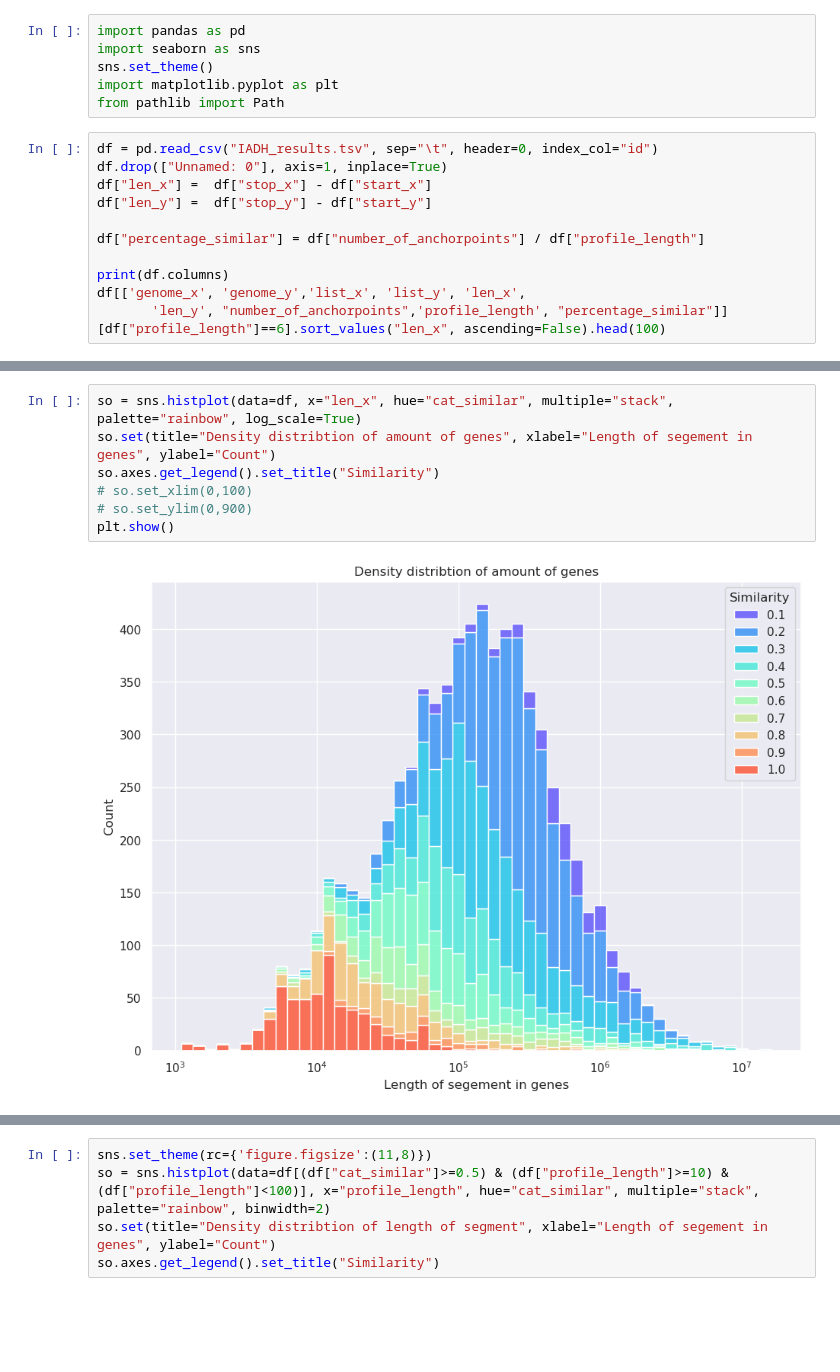
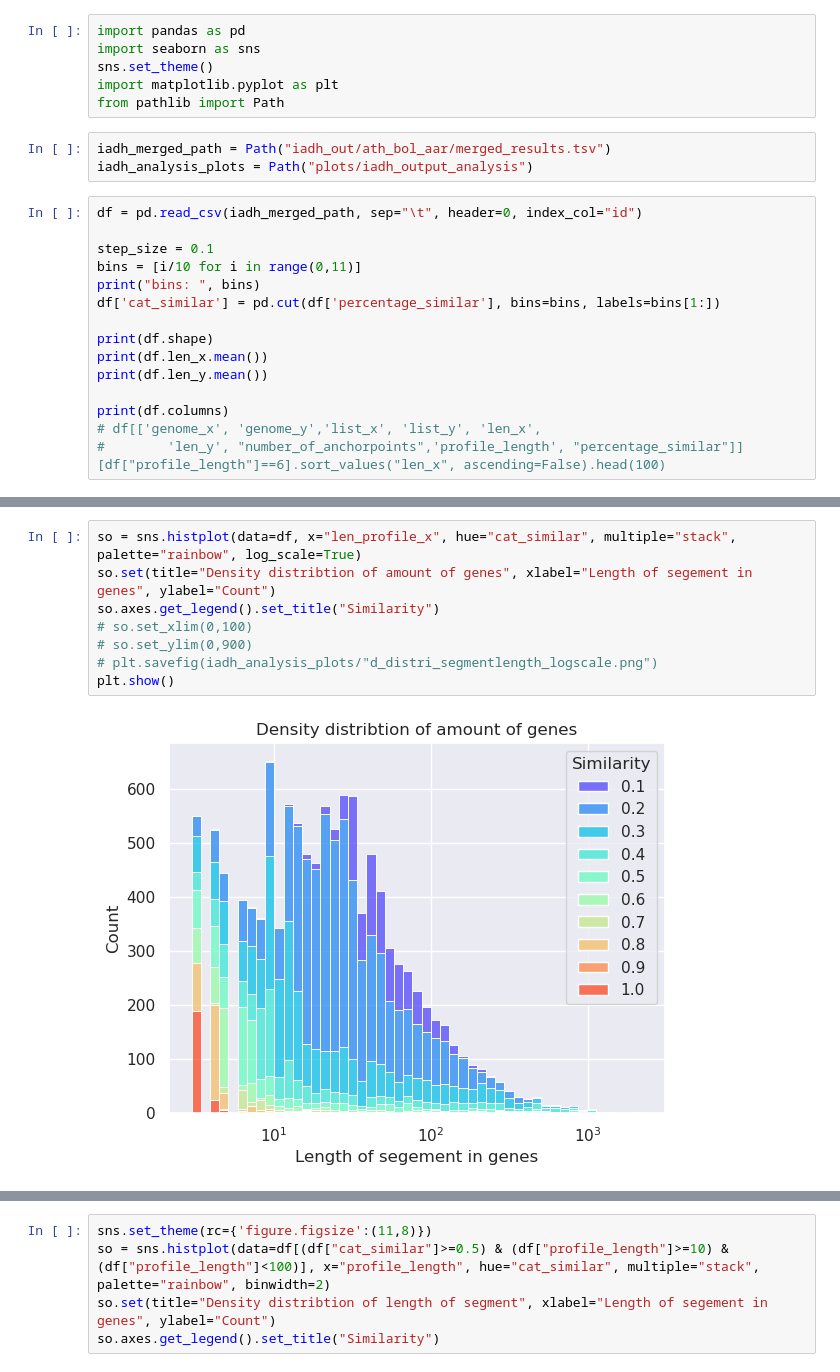
Before and after one commit to SteffenJong/ThesisProject, a Jupyter notebook: iadh/Analysing_IADH_results.ipynb, the cells around one changed output, grey strips where cells are left out. Drawn from its saved outputs; the diff is of its cells as text; blank space fills up the shorter version.

Commit message:
made some pictures, added more collumns to collect_results_iad.py

```diff
--- a/iadh/Analysing_IADH_results.ipynb
+++ b/iadh/Analysing_IADH_results.ipynb
@@ -4,15 +4,22 @@ import seaborn as sns
 sns.set_theme()
 import matplotlib.pyplot as plt
 from pathlib import Path
+# %%
+iadh_merged_path = Path("iadh_out/ath_bol_aar/merged_results.tsv")
+iadh_analysis_plots = Path("plots/iadh_output_analysis")
 # %%
-df = pd.read_csv("IADH_results.tsv", sep="\t", header=0, index_col="id")
-df.drop(["Unnamed: 0"], axis=1, inplace=True)
-df["len_x"] =  df["stop_x"] - df["start_x"]
-df["len_y"] =  df["stop_y"] - df["start_y"]
+df = pd.read_csv(iadh_merged_path, sep="\t", header=0, index_col="id")
 
-df["percentage_similar"] = df["number_of_anchorpoints"] / df["profile_length"]
+step_size = 0.1
+bins = [i/10 for i in range(0,11)]
+print("bins: ", bins)
+df['cat_similar'] = pd.cut(df['percentage_similar'], bins=bins, labels=bins[1:])
+
+print(df.shape)
+print(df.len_x.mean())
+print(df.len_y.mean())
 
 print(df.columns)
-df[['genome_x', 'genome_y','list_x', 'list_y', 'len_x',
-       'len_y', "number_of_anchorpoints",'profile_length', "percentage_similar"]][df["profile_length"]==6].sort_values("len_x", ascending=False).head(100)
+# df[['genome_x', 'genome_y','list_x', 'list_y', 'len_x',
+#        'len_y', "number_of_anchorpoints",'profile_length', "percentage_similar"]][df["profile_length"]==6].sort_values("len_x", ascending=False).head(100)
 # %% [output]
@@ -131,11 +93,12 @@ plt.show()
 # %%
-so = sns.histplot(data=df, x="len_x", hue="cat_similar", multiple="stack", palette="rainbow", log_scale=True)
+so = sns.histplot(data=df, x="len_profile_x", hue="cat_similar", multiple="stack", palette="rainbow", log_scale=True)
 so.set(title="Density distribtion of amount of genes", xlabel="Length of segement in genes", ylabel="Count")
 so.axes.get_legend().set_title("Similarity")
 # so.set_xlim(0,100)
 # so.set_ylim(0,900)
+# plt.savefig(iadh_analysis_plots/"d_distri_segmentlength_logscale.png")
 plt.show()
 # %% [output]
-[figure, old version]
+[figure, new version]
 # %%
 sns.set_theme(rc={'figure.figsize':(11,8)})
```
Also changed, not shown: parts of 16 cells of this notebook, 11 other files.
